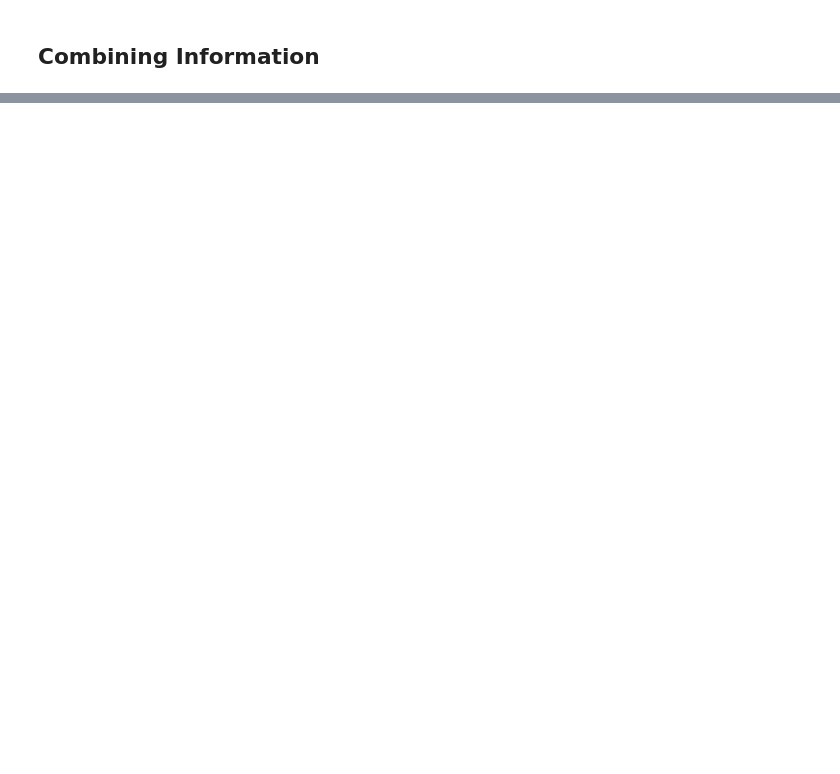
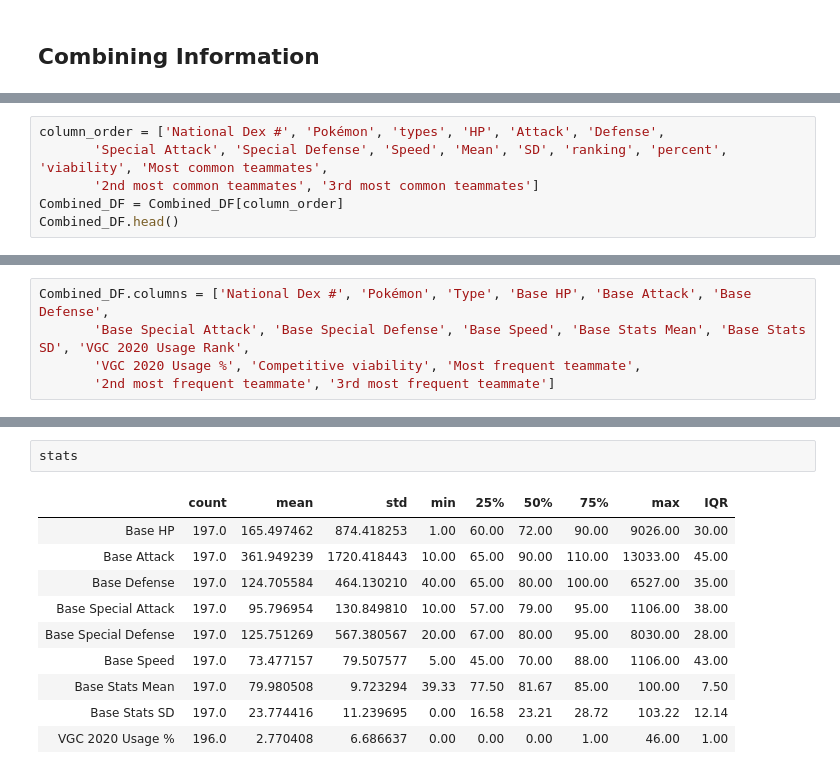
Before and after one commit to ta-datapt-bcn/project-web, a Jupyter notebook: Your-code/Pokémon VGC.ipynb, the cells around one changed output, grey strips where cells are left out. Cells and saved outputs as stored; diff of their text form; blank space fills up the shorter version.

```diff
--- a/Your-code/Pokémon VGC.ipynb
+++ b/Your-code/Pokémon VGC.ipynb
@@ -254,0 +229,6 @@ KeyError: 'National Dex#'
+# %%
+column_order = ['National Dex #', 'Pokémon', 'types', 'HP', 'Attack', 'Defense',
+       'Special Attack', 'Special Defense', 'Speed', 'Mean', 'SD', 'ranking', 'percent', 'viability', 'Most common teammates',
+       '2nd most common teammates', '3rd most common teammates']
+Combined_DF = Combined_DF[column_order]
+Combined_DF.head()
@@ -254,0 +244,5 @@ KeyError: 'National Dex#'
+# %%
+Combined_DF.columns = ['National Dex #', 'Pokémon', 'Type', 'Base HP', 'Base Attack', 'Base Defense',
+       'Base Special Attack', 'Base Special Defense', 'Base Speed', 'Base Stats Mean', 'Base Stats SD', 'VGC 2020 Usage Rank',
+       'VGC 2020 Usage %', 'Competitive viability', 'Most frequent teammate',
+       '2nd most frequent teammate', '3rd most frequent teammate']
@@ -254,0 +313,13 @@ KeyError: 'National Dex#'
+# %%
+stats
+# %% [output]
+|  | count | mean | std | min | 25% | 50% | 75% | max | IQR |
+| Base HP | 197.0 | 165.497462 | 874.418253 | 1.00 | 60.00 | 72.00 | 90.00 | 9026.00 | 30.00 |
+| Base Attack | 197.0 | 361.949239 | 1720.418443 | 10.00 | 65.00 | 90.00 | 110.00 | 13033.00 | 45.00 |
+| Base Defense | 197.0 | 124.705584 | 464.130210 | 40.00 | 65.00 | 80.00 | 100.00 | 6527.00 | 35.00 |
+| Base Special Attack | 197.0 | 95.796954 | 130.849810 | 10.00 | 57.00 | 79.00 | 95.00 | 1106.00 | 38.00 |
+| Base Special Defense | 197.0 | 125.751269 | 567.380567 | 20.00 | 67.00 | 80.00 | 95.00 | 8030.00 | 28.00 |
+| Base Speed | 197.0 | 73.477157 | 79.507577 | 5.00 | 45.00 | 70.00 | 88.00 | 1106.00 | 43.00 |
+| Base Stats Mean | 197.0 | 79.980508 | 9.723294 | 39.33 | 77.50 | 81.67 | 85.00 | 100.00 | 7.50 |
+| Base Stats SD | 197.0 | 23.774416 | 11.239695 | 0.00 | 16.58 | 23.21 | 28.72 | 103.22 | 12.14 |
+| VGC 2020 Usage % | 196.0 | 2.770408 | 6.686637 | 0.00 | 0.00 | 0.00 | 1.00 | 46.00 | 1.00 |
```
Also changed, not shown: parts of 50 cells of this notebook, 7 other files.
